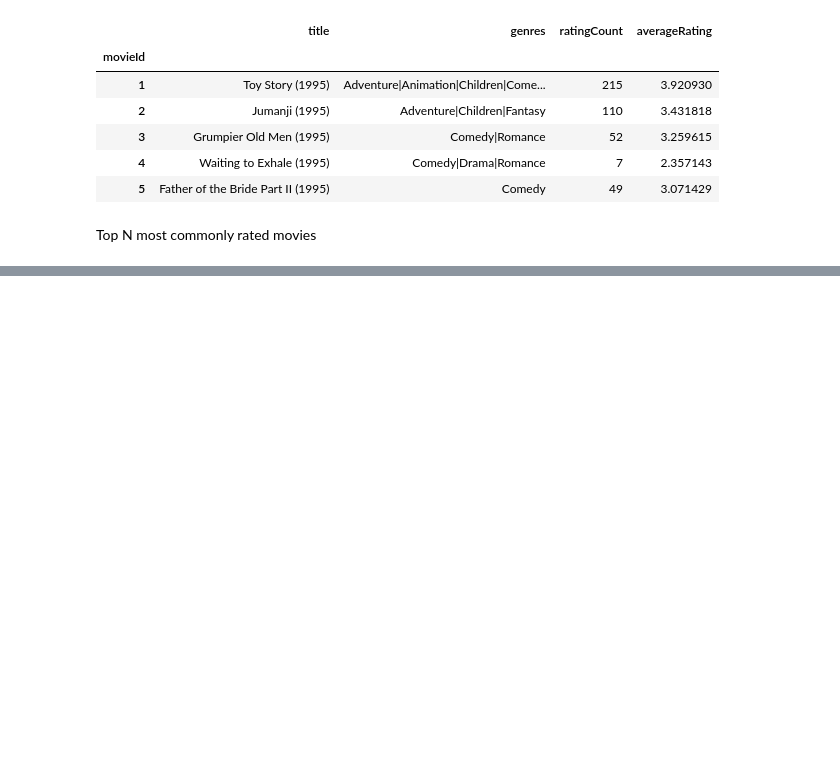
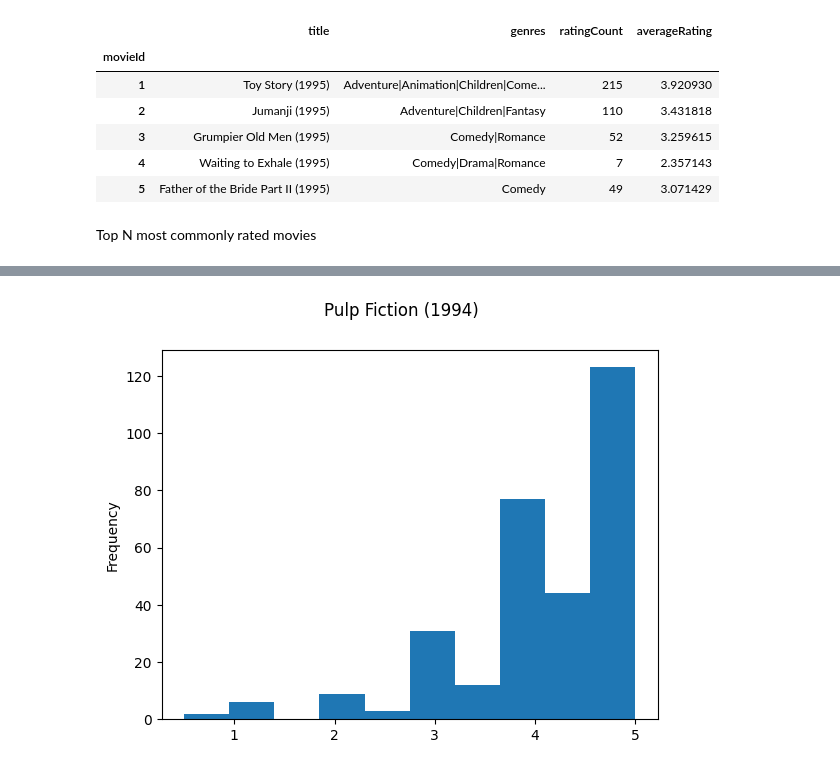
Before and after one commit to rishiso/fa22-recommendation, a Jupyter notebook: data_exploration.ipynb, the cells around one changed output, grey strips where cells are left out. Cells and saved outputs as stored; diff of their text form; code cells hidden in the pictures; blank space fills up the shorter version.

```diff
--- a/data_exploration.ipynb
+++ b/data_exploration.ipynb
@@ -175,0 +198,4 @@ movies_data.nlargest(top_N, columns="ratingCount")
+# %%
+plot_movie_rating_dist(296)
+# %% [output]
+[figure, added]
```
Also changed, not shown: parts of 8 cells of this notebook.
